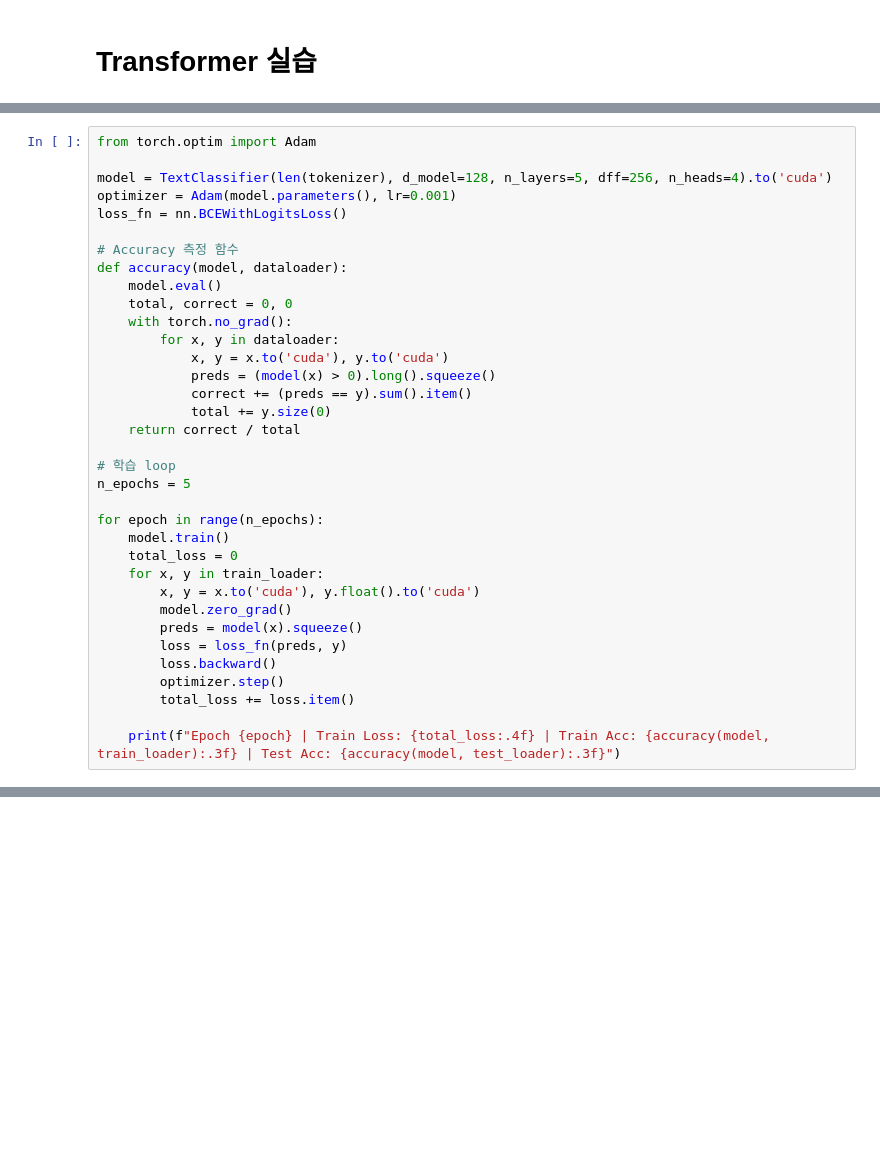
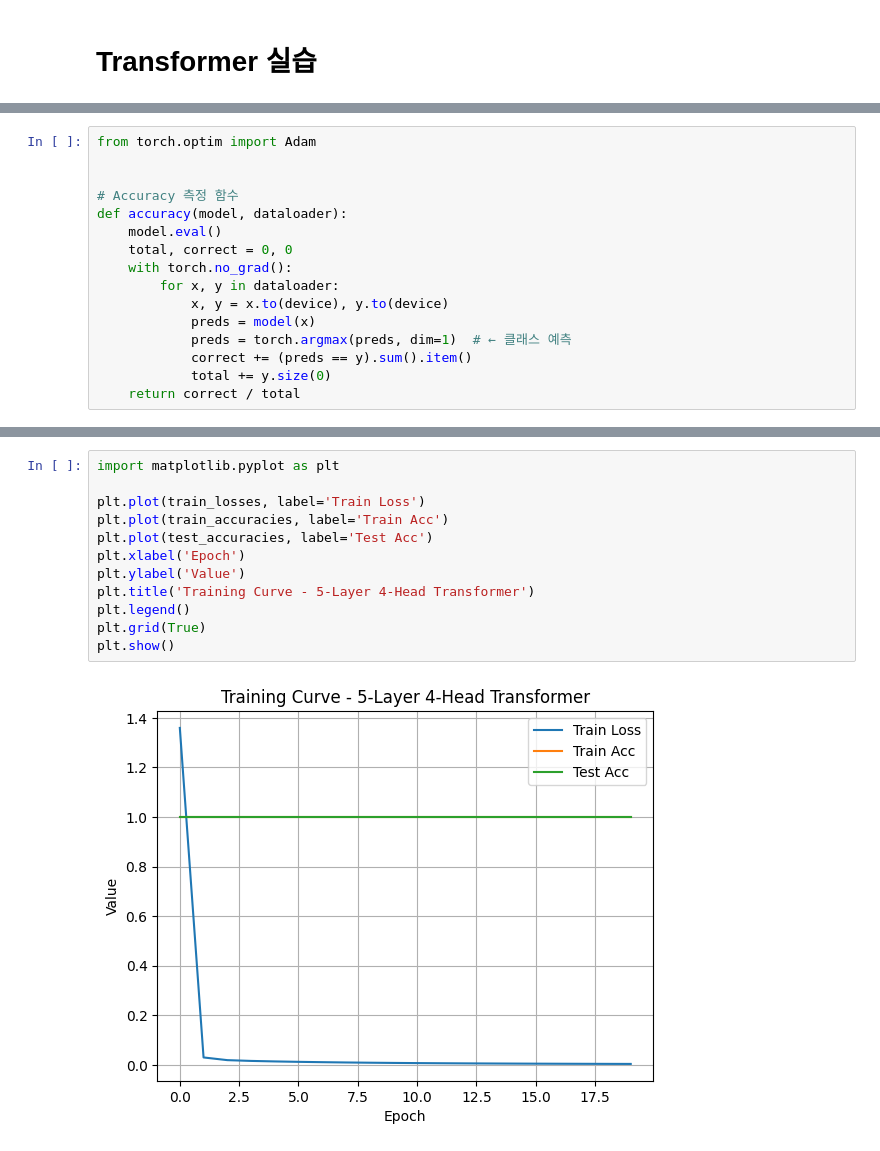
Before and after one commit to eumcloud/HHPLUS_AI, a Jupyter notebook: week02/w02_02_2_Transformer.ipynb, the cells around one changed output, grey strips where cells are left out. Cells and saved outputs as stored; diff of their text form; blank space fills up the shorter version.

Commit message:
목표 항목	완료 여부 MHA 구현	[ v ] 완료 Residual + Norm + Dropout	[ v ] 완료 5-layer, 4-head 모델 구성 및 실행	[ v ] 완료

```diff
--- a/week02/w02_02_2_Transformer.ipynb
+++ b/week02/w02_02_2_Transformer.ipynb
@@ -169,9 +279,6 @@ class TextClassifier(nn.Module):
 # %%
 from torch.optim import Adam
 
-model = TextClassifier(len(tokenizer), d_model=128, n_layers=5, dff=256, n_heads=4).to('cuda')
-optimizer = Adam(model.parameters(), lr=0.001)
-loss_fn = nn.BCEWithLogitsLoss()
 
 # Accuracy 측정 함수
 def accuracy(model, dataloader):
@@ -179,25 +286,9 @@ def accuracy(model, dataloader):
     total, correct = 0, 0
     with torch.no_grad():
         for x, y in dataloader:
-            x, y = x.to('cuda'), y.to('cuda')
-            preds = (model(x) > 0).long().squeeze()
+            x, y = x.to(device), y.to(device)
+            preds = model(x)
+            preds = torch.argmax(preds, dim=1)  # ← 클래스 예측
             correct += (preds == y).sum().item()
             total += y.size(0)
     return correct / total
-
-# 학습 loop
-n_epochs = 5
-
-for epoch in range(n_epochs):
-    model.train()
-    total_loss = 0
-    for x, y in train_loader:
-        x, y = x.to('cuda'), y.float().to('cuda')
-        model.zero_grad()
-        preds = model(x).squeeze()
-        loss = loss_fn(preds, y)
-        loss.backward()
-        optimizer.step()
-        total_loss += loss.item()
-
-    print(f"Epoch {epoch} | Train Loss: {total_loss:.4f} | Train Acc: {accuracy(model, train_loader):.3f} | Test Acc: {accuracy(model, test_loader):.3f}")
@@ -209,0 +359,14 @@ Epoch 4 | Train Loss: 118.3788 | Train Acc: 0.902 | Test Acc: 0.839
+# %%
+import matplotlib.pyplot as plt
+
+plt.plot(train_losses, label='Train Loss')
+plt.plot(train_accuracies, label='Train Acc')
+plt.plot(test_accuracies, label='Test Acc')
+plt.xlabel('Epoch')
+plt.ylabel('Value')
+plt.title('Training Curve - 5-Layer 4-Head Transformer')
+plt.legend()
+plt.grid(True)
+plt.show()
+# %% [output]
+[figure, added]
```
Also changed, not shown: parts of 9 cells of this notebook.
